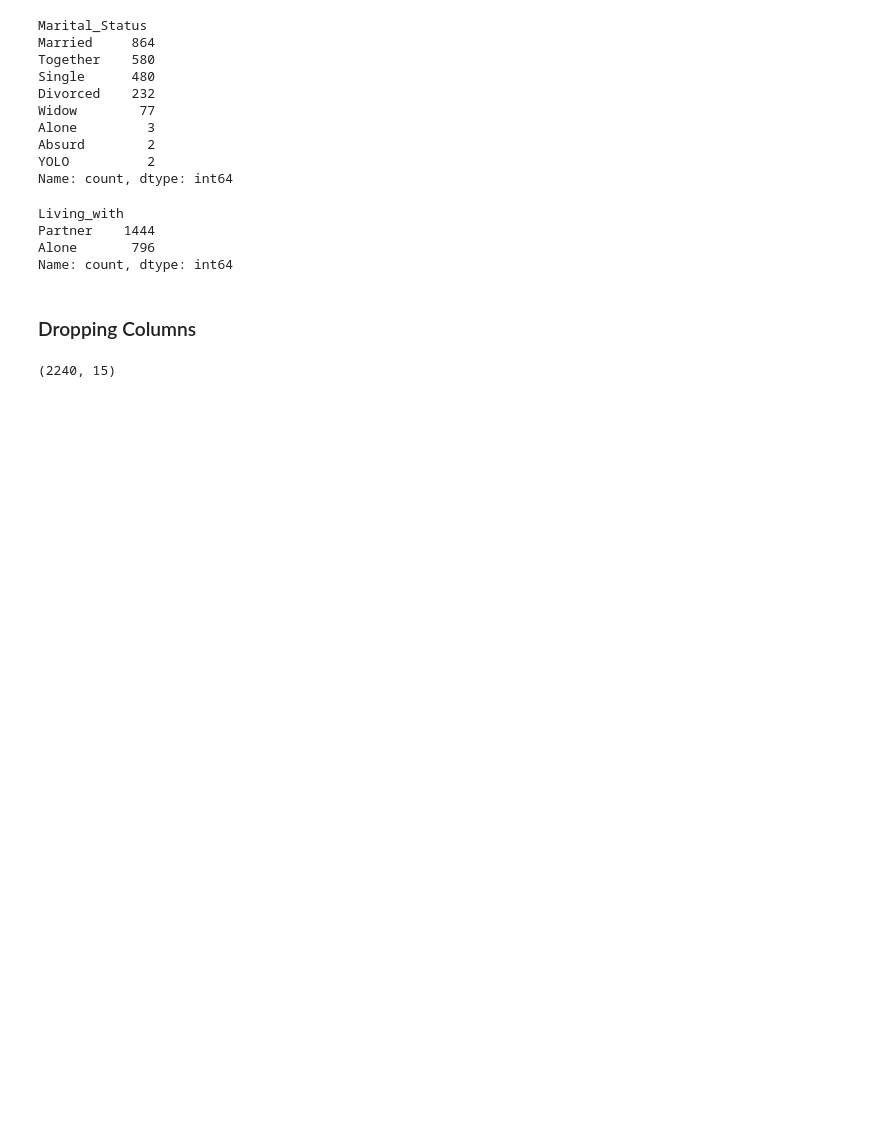
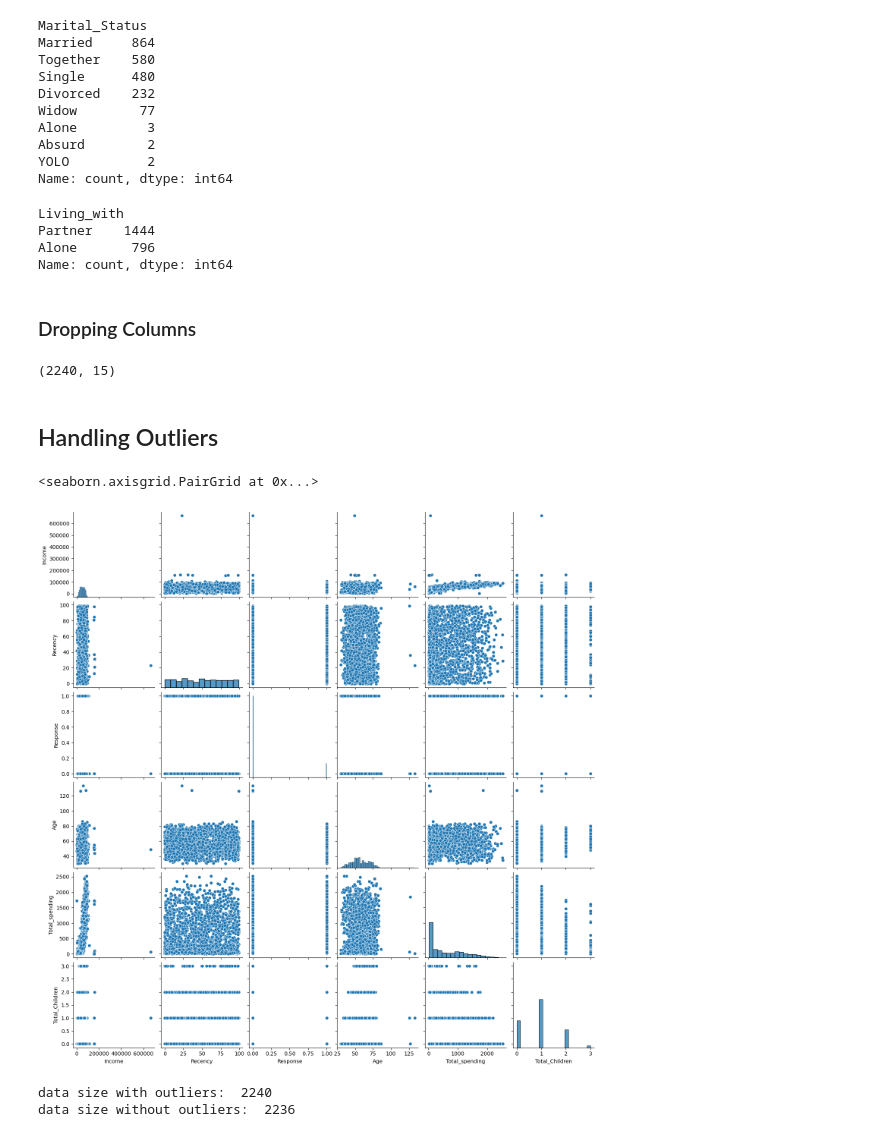
Before and after one commit to JitendraSingh1435/E-Commerce-Customer-Segmentation-System, a Jupyter notebook: smartcard.ipynb, the cells around one changed output. Cells and saved outputs as stored; diff of their text form; code cells hidden in the pictures; blank space fills up the shorter version.

Commit message:
Removed the outliers from the dataset

```diff
--- a/smartcard.ipynb
+++ b/smartcard.ipynb
@@ -184,3 +184,25 @@ data_cleaned = data.drop(columns=cols_to_drop)
 data_cleaned.shape
 # %% [output]
 (2240, 15)
+# %% [markdown]
+## Handling Outliers
+# %%
+cols = ["Income", "Recency", "Response","Age","Total_spending","Total_Children"]
+
+# Relative plots of some features --- pair plots to look for outliers
+sns.pairplot(data_cleaned[cols])
+# %% [output]
+<seaborn.axisgrid.PairGrid at 0x...>
+[figure, added]
+# %%
+# 3 Removed outliers from the dataset
+
+print("data size with outliers: ", len(data_cleaned))
+
+data_cleaned = data_cleaned[data_cleaned["Age"] < 90]
+data_cleaned = data_cleaned[data_cleaned["Income"] < 600_000]
+
+print("data size without outliers: ", len(data_cleaned))
+# %% [output]
+data size with outliers:  2240
+data size without outliers:  2236
```
